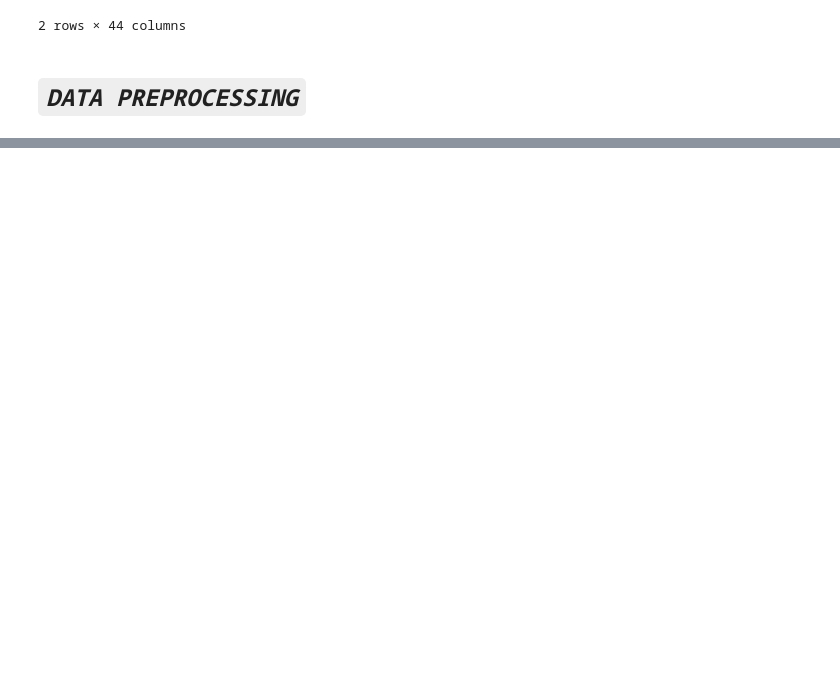
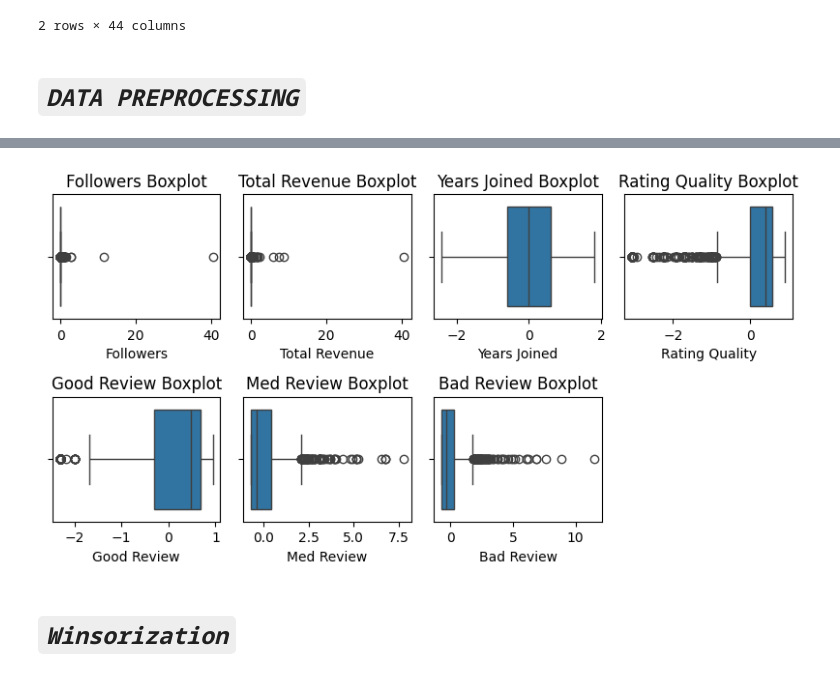
Before and after one commit to vdat-18/ECommerce-GP-Project, a Jupyter notebook: Code/Data_Preprocessing.ipynb, the cells around one changed output, grey strips where cells are left out. Drawn from its saved outputs; the diff is of its cells as text; code cells hidden in the pictures; blank space fills up the shorter version.

Commit message:
Soure code data preprocessing

```diff
--- a/Code/Data_Preprocessing.ipynb
+++ b/Code/Data_Preprocessing.ipynb
@@ -99,0 +270,21 @@ dtype: float64
+# %%
+from sklearn.preprocessing import StandardScaler
+
+scaler = StandardScaler()
+
+scaled_data = scaler.fit_transform(df)
+scaled_df = pd.DataFrame(scaled_data, columns=df.columns)
+# %%
+# Visualize the boxplot of each variable.
+plt.figure(figsize=(8, 6))
+for i, j in enumerate(scaled_df.columns):
+    plt.subplot(3,4, i+1)
+    sns.boxplot(x=scaled_df[j])
+    plt.title('{} Boxplot'.format(j))
+    plt.tight_layout()
+
+plt.show()
+# %% [output]
+[figure, added]
+# %% [markdown]
+# ***`Winsorization`***
```
Also changed, not shown: parts of 26 cells of this notebook.
